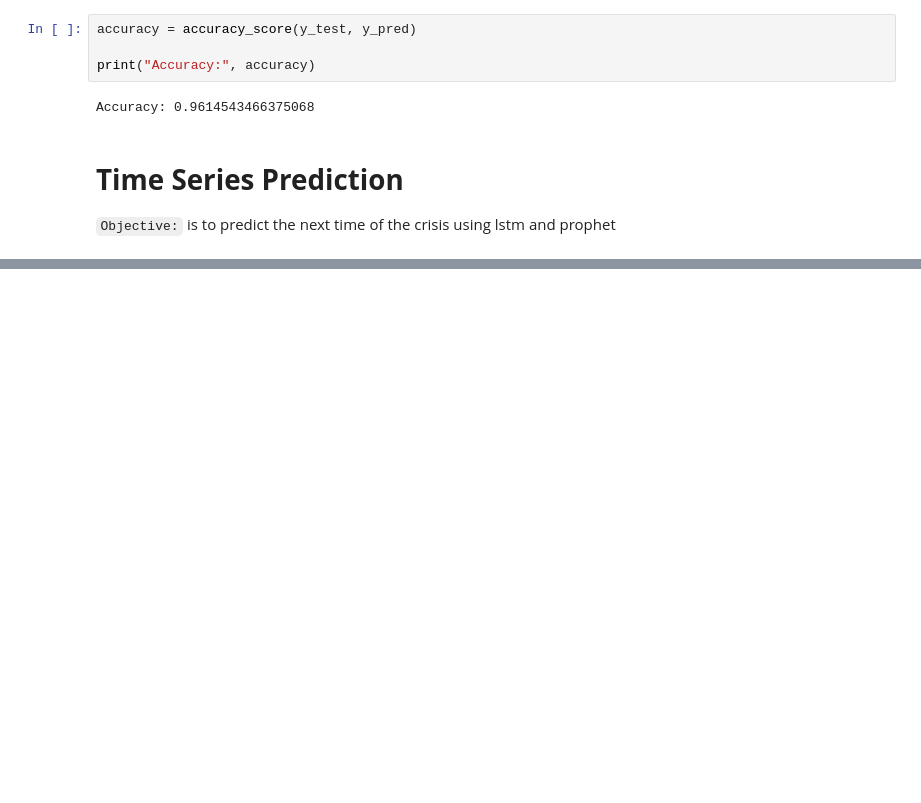
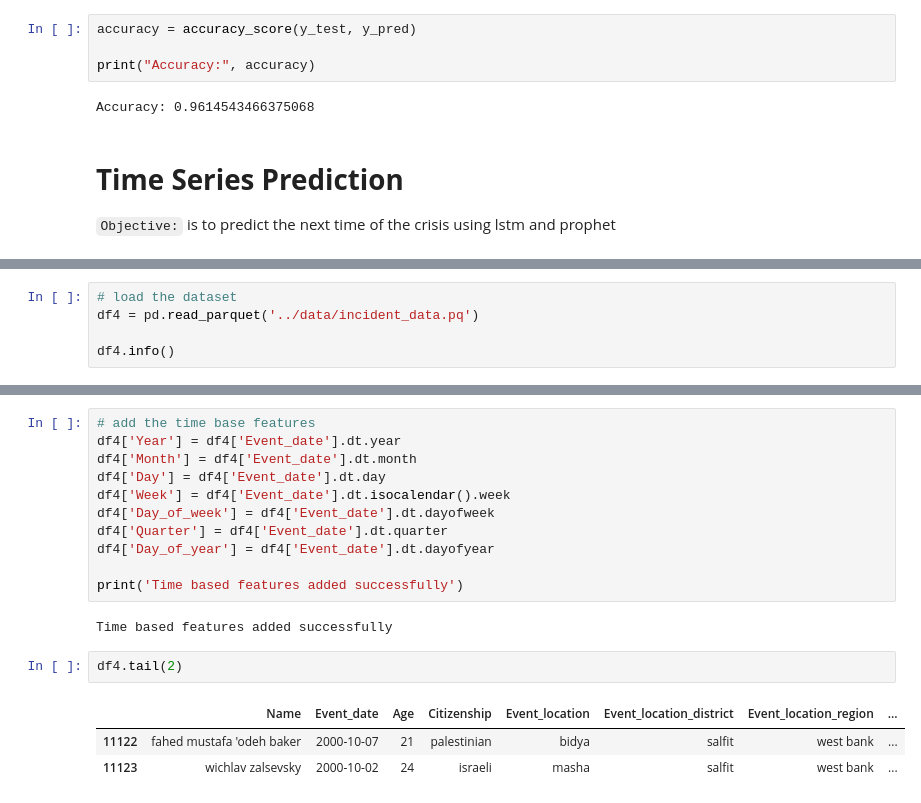
Before and after one commit to Omedobi/Incident-analysis, a Jupyter notebook: notebook/incident-analysis.ipynb, the cells around one changed output, grey strips where cells are left out. Saved outputs shown, nothing was run; the diff lists cells and outputs as text; blank space fills up the shorter version.

```diff
--- a/notebook/incident-analysis.ipynb
+++ b/notebook/incident-analysis.ipynb
@@ -1232,0 +1237,5 @@ Accuracy: 0.9614543466375068
+# %%
+# load the dataset
+df4 = pd.read_parquet('../data/incident_data.pq')
+
+df4.info()
@@ -1232,0 +1260,19 @@ Accuracy: 0.9614543466375068
+# %%
+# add the time base features
+df4['Year'] = df4['Event_date'].dt.year
+df4['Month'] = df4['Event_date'].dt.month
+df4['Day'] = df4['Event_date'].dt.day
+df4['Week'] = df4['Event_date'].dt.isocalendar().week
+df4['Day_of_week'] = df4['Event_date'].dt.dayofweek
+df4['Quarter'] = df4['Event_date'].dt.quarter
+df4['Day_of_year'] = df4['Event_date'].dt.dayofyear
+
+print('Time based features added successfully')
+# %% [output]
+Time based features added successfully
+# %%
+df4.tail(2)
+# %% [output]
+|  | Name | Event_date | Age | Citizenship | Event_location | Event_location_district | Event_location_region | ... |
+| 11122 | fahed mustafa 'odeh baker | 2000-10-07 | 21 | palestinian | bidya | salfit | west bank | ... |
+| 11123 | wichlav zalsevsky | 2000-10-02 | 24 | israeli | masha | salfit | west bank | ... |
```
Also changed, not shown: parts of 23 cells of this notebook, 2 other files.
